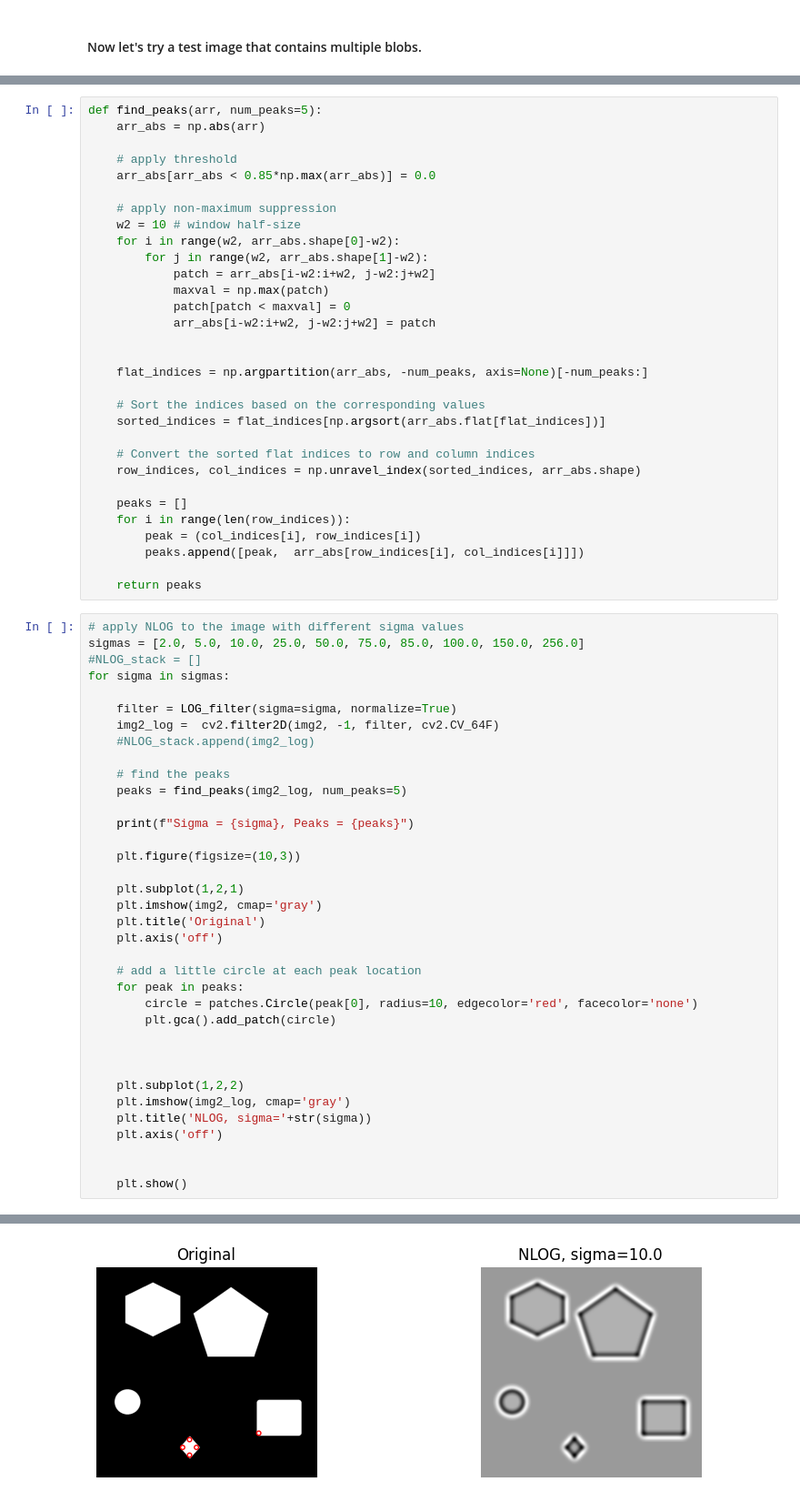
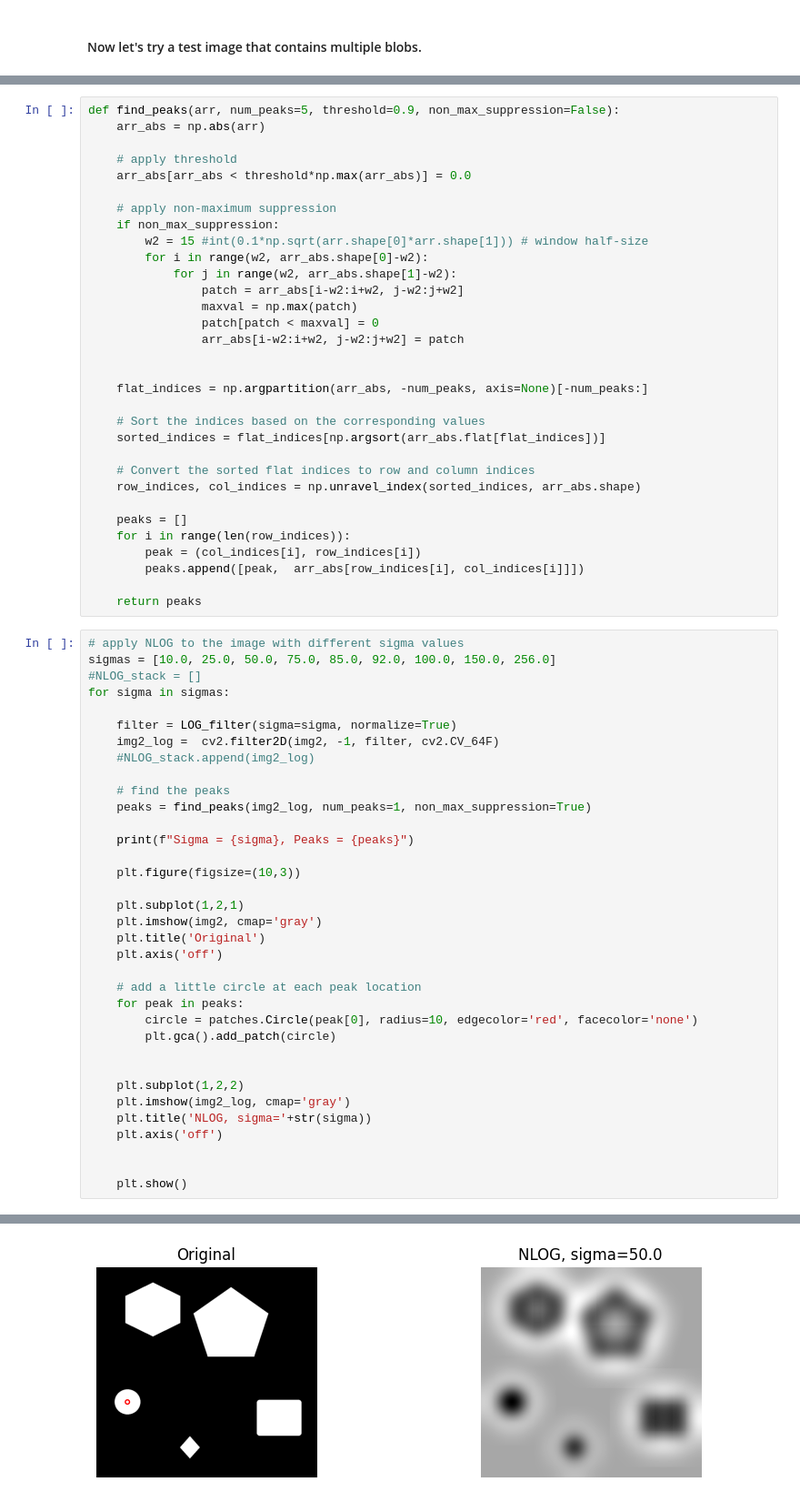
Before and after one commit to tsultan16/Computer_Vision, a Jupyter notebook: feature_detection/blob_detection.ipynb, the cells around one changed output, grey strips where cells are left out. Shown at 91% size. Saved outputs shown, nothing was run; the diff lists cells and outputs as text.

Commit message:
tested non-maximal suppression

```diff
--- a/feature_detection/blob_detection.ipynb
+++ b/feature_detection/blob_detection.ipynb
@@ -85,20 +85,21 @@ plt.imshow(img2, cmap='gray')
 <matplotlib.image.AxesImage at 0x...>
 [figure]
 # %%
-def find_peaks(arr, num_peaks=5):
+def find_peaks(arr, num_peaks=5, threshold=0.9, non_max_suppression=False):
     arr_abs = np.abs(arr)
 
     # apply threshold
-    arr_abs[arr_abs < 0.85*np.max(arr_abs)] = 0.0
+    arr_abs[arr_abs < threshold*np.max(arr_abs)] = 0.0
 
     # apply non-maximum suppression
-    w2 = 10 # window half-size
-    for i in range(w2, arr_abs.shape[0]-w2):
-        for j in range(w2, arr_abs.shape[1]-w2):
-            patch = arr_abs[i-w2:i+w2, j-w2:j+w2]
-            maxval = np.max(patch)
-            patch[patch < maxval] = 0
-            arr_abs[i-w2:i+w2, j-w2:j+w2] = patch
+    if non_max_suppression:
+        w2 = 15 #int(0.1*np.sqrt(arr.shape[0]*arr.shape[1])) # window half-size
+        for i in range(w2, arr_abs.shape[0]-w2):
+            for j in range(w2, arr_abs.shape[1]-w2):
+                patch = arr_abs[i-w2:i+w2, j-w2:j+w2]
+                maxval = np.max(patch)
+                patch[patch < maxval] = 0
+                arr_abs[i-w2:i+w2, j-w2:j+w2] = patch
 
 
     flat_indices = np.argpartition(arr_abs, -num_peaks, axis=None)[-num_peaks:]
@@ -117,7 +118,7 @@ def find_peaks(arr, num_peaks=5):
     return peaks
 # %%
 # apply NLOG to the image with different sigma values
-sigmas = [2.0, 5.0, 10.0, 25.0, 50.0, 75.0, 85.0, 100.0, 150.0, 256.0]
+sigmas = [10.0, 25.0, 50.0, 75.0, 85.0, 92.0, 100.0, 150.0, 256.0]
 #NLOG_stack = []
 for sigma in sigmas:
 
@@ -126,7 +127,7 @@ for sigma in sigmas:
     #NLOG_stack.append(img2_log)
 
     # find the peaks
-    peaks = find_peaks(img2_log, num_peaks=5)
+    peaks = find_peaks(img2_log, num_peaks=1, non_max_suppression=True)
 
     print(f"Sigma = {sigma}, Peaks = {peaks}")
 
@@ -143,7 +144,6 @@ for sigma in sigmas:
         plt.gca().add_patch(circle)
 
 
-
     plt.subplot(1,2,2)
     plt.imshow(img2_log, cmap='gray')
     plt.title('NLOG, sigma='+str(sigma))
@@ -160 +160 @@ Sigma = 10.0, Peaks = [[(776, 792), 96.37121], [(478, 860), 97.51698], [(412, 86
-[figure, old version]
+[figure, new version]
```
Also changed, not shown: parts of 1 cell of this notebook.
